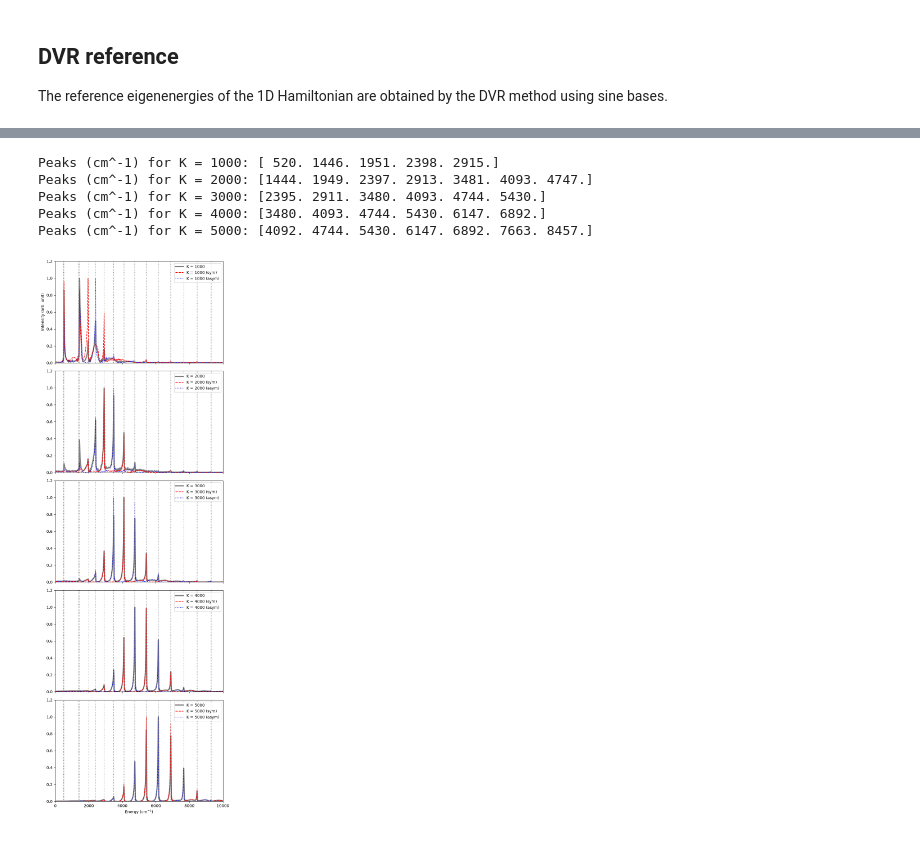
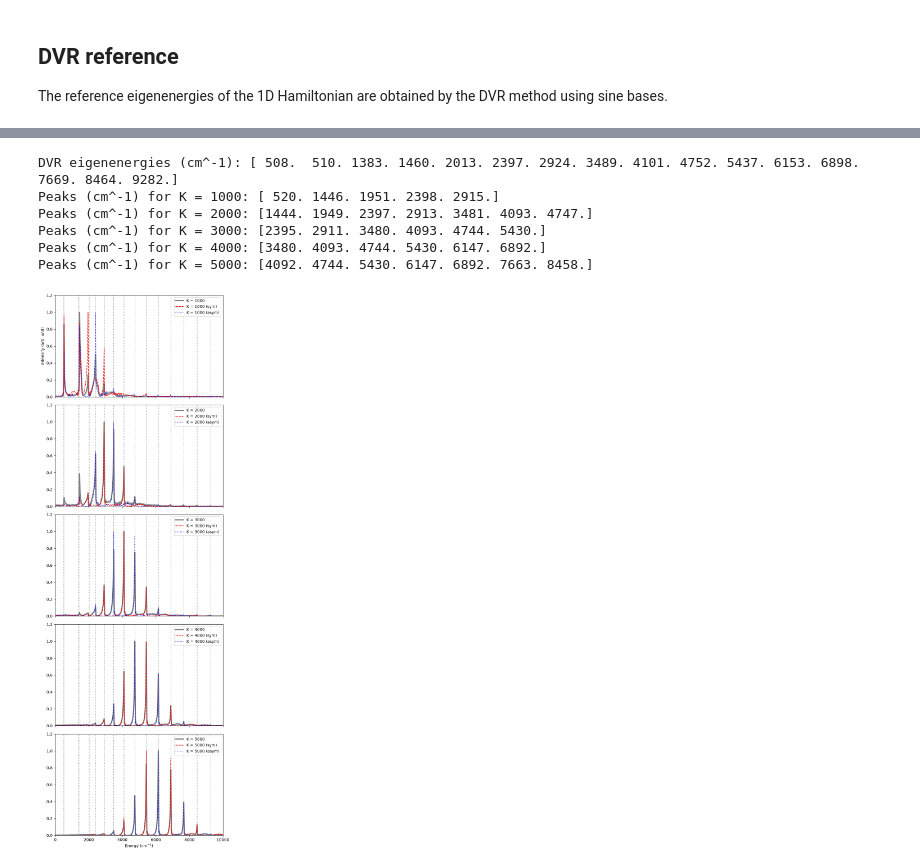
Before and after one commit to Tsumura-m/PySCIVR, a Jupyter notebook: docs/notebooks/ammonia_inversion.ipynb, the cells around one changed output, grey strips where cells are left out. Drawn from its saved outputs; the diff is of its cells as text; code cells hidden in the pictures.

```diff
--- a/docs/notebooks/ammonia_inversion.ipynb
+++ b/docs/notebooks/ammonia_inversion.ipynb
@@ -189,7 +189,7 @@ InternalCoordinates:
 `rigid_scan_1d` generates the Cartesian structures along $\chi$, keeping the other coordinates at their reference values (`value_ref`). Each structure is obtained by Newton's method.
 # %%
 oop_idx, _, _, topology = COORD_ALL.find_coordinate("oop", (0, 1, 2, 3))
-grid = np.linspace(np.pi / 4, np.pi * 3 / 4, 20)
+grid = np.linspace(np.pi / 6, np.pi * 5 / 6, 30)
 posi_scan = rigid_scan_1d(COORD_ALL, grid, oop_idx)
 
 posi_scan_const = COORD_ALL.get_const_batch(posi_scan)
@@ -298,6 +298,7 @@ ax[0].set_xticks(xticks)
 ax[0].set_xticklabels([f'{int(t)}°' for t in xticks], fontsize=12)
 ax[0].plot(oop_scan / np.pi * 180, (pot - pot_eq) / CmInv, 'o', label='data')
 ax[0].plot(oop_fine / np.pi * 180, (pot_fine - pot_eq) / CmInv, '-', label='spline')
+ax[0].set_ylim(-100, 20000)
 ax[0].set_ylabel(r'Potential Energy $V(\chi)$ (cm$^{-1}$)')
 ax[1].plot(oop_scan / np.pi * 180, metric, 'o', label='data')
 ax[1].plot(oop_fine / np.pi * 180, metric_fine, '-', label='spline')
@@ -514,42 +515,42 @@ if __name__ == "__main__":
 
     fpath_list = [f"ammonia_oop_{k:.0f}_spectra.npz" for k in K_ref_list]
     fig, ax = plt.subplots(5, 1, figsize=(7, 5 * 4), sharex=True)
-    shift = 500 # shifted to match the spectra with the DVR eigenenergies
-
-    dvr_ref = E_dvr[:16] - E_dvr[0] + shift
+    dvr_ref = E_dvr[:16]
+    print(f"DVR eigenenergies (cm^-1): {np.round(dvr_ref, 0)}")
 
     for i, fpath in enumerate(fpath_list):
         data = np.load(fpath)
         ener_grid = data["ener_grid"] / CmInv
         spectrum = data["spectrum"]
         spectrum /= np.max(spectrum[ener_grid <= 10000])
         spectrum_sym = data["spectrum_sym"]
         spectrum_sym /= np.max(spectrum_sym[ener_grid <= 10000])
         spectrum_asym = data["spectrum_asym"]
         spectrum_asym /= np.max(spectrum_asym[ener_grid <= 10000])
         peaks, _ = find_peaks(spectrum, height=0.1, prominence=0.1)
         peaks = peaks[ener_grid[peaks] <= 10000]
         print(f"Peaks (cm^-1) for K = {K_ref_list[i]:.0f}: {np.round(ener_grid[peaks], 0)}")
 
         ax[i].plot(ener_grid, spectrum, label=f"K = {K_ref_list[i]:.0f}", color='black', linewidth=3, alpha=0.5)
         ax[i].plot(ener_grid, spectrum_sym, label=f"K = {K_ref_list[i]:.0f} (sym)", color='red', linestyle="--")
         ax[i].plot(ener_grid, spectrum_asym, label=f"K = {K_ref_list[i]:.0f} (asym)", color='blue', linestyle=":")
         ax[i].vlines(dvr_ref, 0, 1.2, color='gray', linestyle=":")
         ax[i].set_ylim(0, 1.2)
         ax[i].legend()
 
     ax[-1].set_xlim(0, 10000)
     ax[-1].set_xlabel("Energy (cm$^{-1}$)")
     ax[0].set_ylabel("Intensity (arb. unit)")
     plt.tight_layout()
     plt.show()
 # %% [output]
+DVR eigenenergies (cm^-1): [ 508.  510. 1383. 1460. 2013. 2397. 2924. 3489. 4101. 4752. 5437. 6153. 6898. 7669. 8464. 9282.]
 Peaks (cm^-1) for K = 1000: [ 520. 1446. 1951. 2398. 2915.]
 Peaks (cm^-1) for K = 2000: [1444. 1949. 2397. 2913. 3481. 4093. 4747.]
 Peaks (cm^-1) for K = 3000: [2395. 2911. 3480. 4093. 4744. 5430.]
 Peaks (cm^-1) for K = 4000: [3480. 4093. 4744. 5430. 6147. 6892.]
-Peaks (cm^-1) for K = 5000: [4092. 4744. 5430. 6147. 6892. 7663. 8457.]
+Peaks (cm^-1) for K = 5000: [4092. 4744. 5430. 6147. 6892. 7663. 8458.]
-[figure, old version]
+[figure, new version]
 # %% [markdown]
 The levels are labeled as $v^{\pm}$, where $v^{+}$ and $v^{-}$ denote the lower (symmetric) and upper (antisymmetric) levels of the tunneling doublet originating from the $v$-th vibrational level of each well, respectively.
 
```
Also changed, not shown: parts of 7 cells of this notebook, 9 other files.
